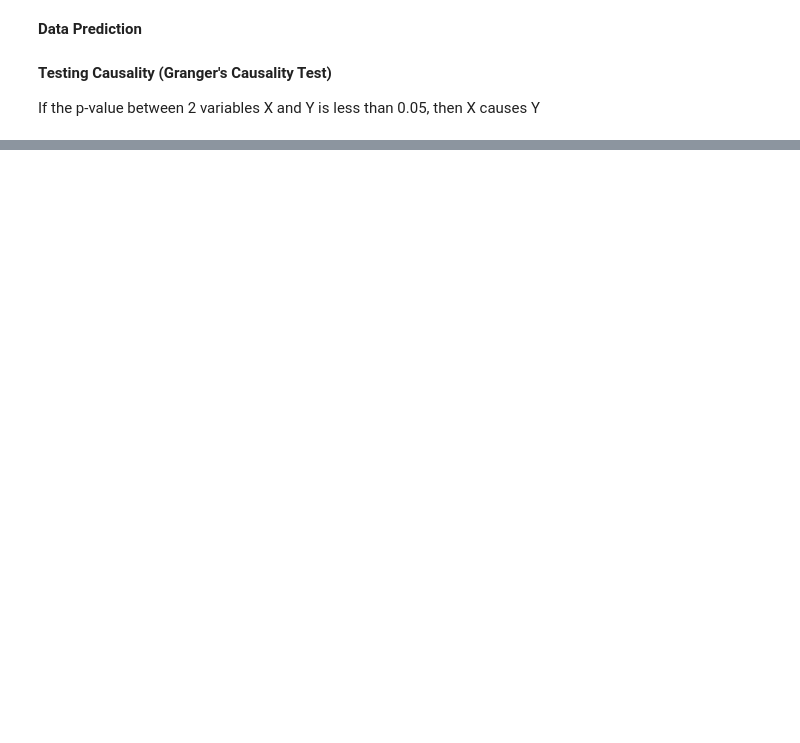
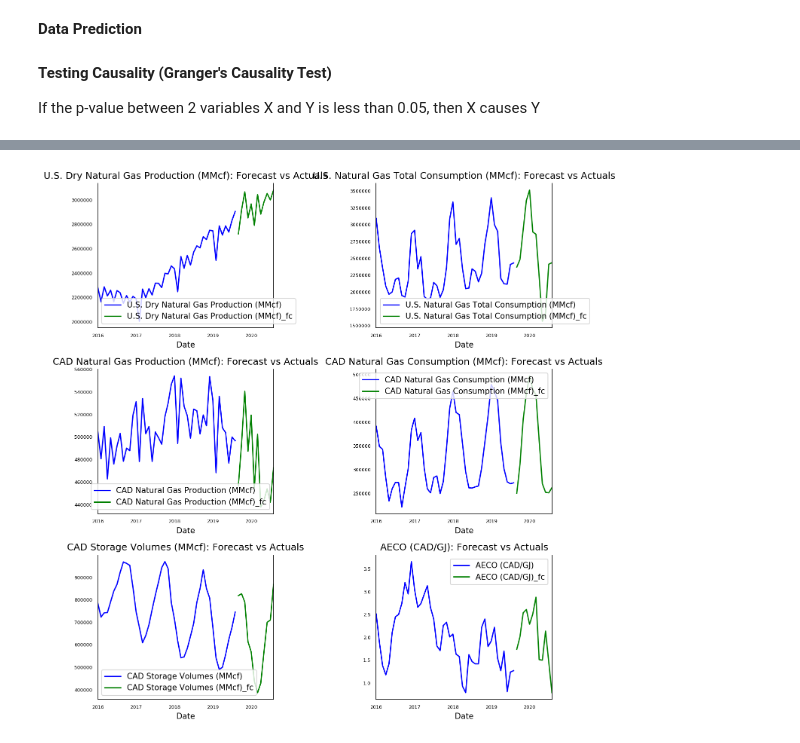
Before and after one commit to jamesbews/ENSF-519, a Jupyter notebook: ENSF 519 Natural Gas Pricing Forecast.ipynb, the cells around one changed output, grey strips where cells are left out. Saved outputs shown, nothing was run; the diff lists cells and outputs as text; code cells hidden in the pictures; blank space fills up the shorter version.

```diff
--- a/ENSF 519 Natural Gas Pricing Forecast.ipynb
+++ b/ENSF 519 Natural Gas Pricing Forecast.ipynb
@@ -252,0 +529,12 @@ plt.tight_layout();
+# %%
+model = VAR(differenced)
+model_fitted = model.fit(lag)
+# %%
+from dateutil.relativedelta import relativedelta
+
+n_pred = 12
+
+forecast_input = differenced.values[-lag:]
+fc = model_fitted.forecast(y=forecast_input, steps=n_pred)
+df_forecast = pd.DataFrame(fc, index=[features.index[-1] + relativedelta(months = x) for x in range(1, n_pred + 1)], columns=features.columns + '_2d')
+df_forecast
@@ -252,0 +555,11 @@ plt.tight_layout();
+# %%
+# Undifference
+
+columns = X_train.columns
+for column in columns:
+    df_forecast[str(column) + '_ld'] = (features[column].iloc[-1] - features[column].iloc[-2]) + df_forecast[str(column) + '_2d'].cumsum()
+    # Roll back 1st diff
+    df_forecast[str(column) + '_fc'] = features[column].iloc[-1] + df_forecast[str(column) + '_ld'].cumsum()
+
+df_forecast.loc[:,['U.S. Dry Natural Gas Production (MMcf)_fc', 'U.S. Natural Gas Total Consumption (MMcf)_fc', 'CAD Natural Gas Production (MMcf)_fc', 'CAD Natural Gas Consumption (MMcf)_fc', 'CAD Storage Volumes (MMcf)_fc', 'AECO (CAD/GJ)_fc']]
+df_forecast
@@ -252,0 +580,14 @@ plt.tight_layout();
+# %%
+fig, axes = plt.subplots(nrows=int(len(features.columns)/2), ncols=2, dpi=150, figsize=(10,10))
+for i, (col,ax) in enumerate(zip(features.columns, axes.flatten())):
+    features[col].plot(legend=True, color='b',ax=ax).autoscale(axis='x',tight=True)
+    df_forecast[col+'_fc'].plot(legend=True, color='g', ax=ax).autoscale(axis='x',tight=True)
+    ax.set_title(col + ": Forecast vs Actuals")
+    ax.xaxis.set_ticks_position('none')
+    ax.yaxis.set_ticks_position('none')
+    ax.spines["top"].set_alpha(0)
+    ax.tick_params(labelsize=6)
+
+plt.tight_layout();
+# %% [output]
+[figure, added]
```
Also changed, not shown: parts of 25 cells of this notebook.
